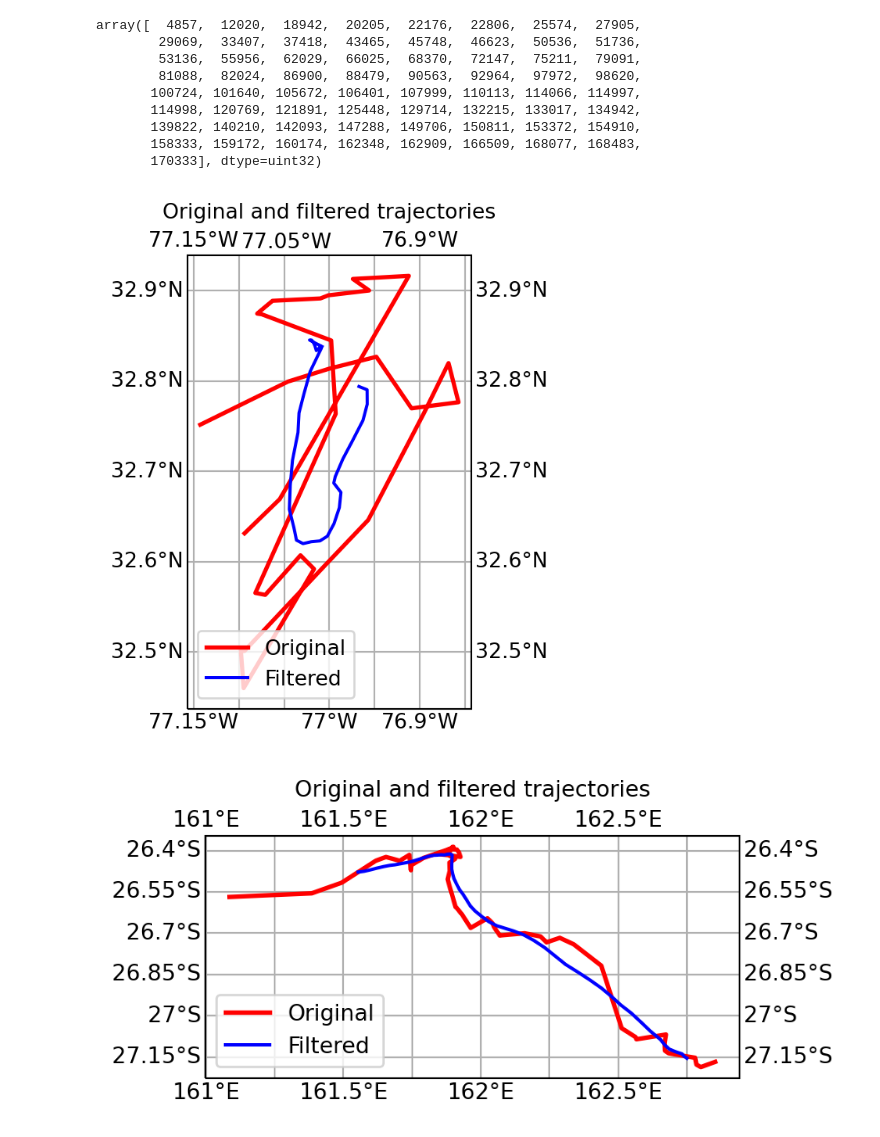
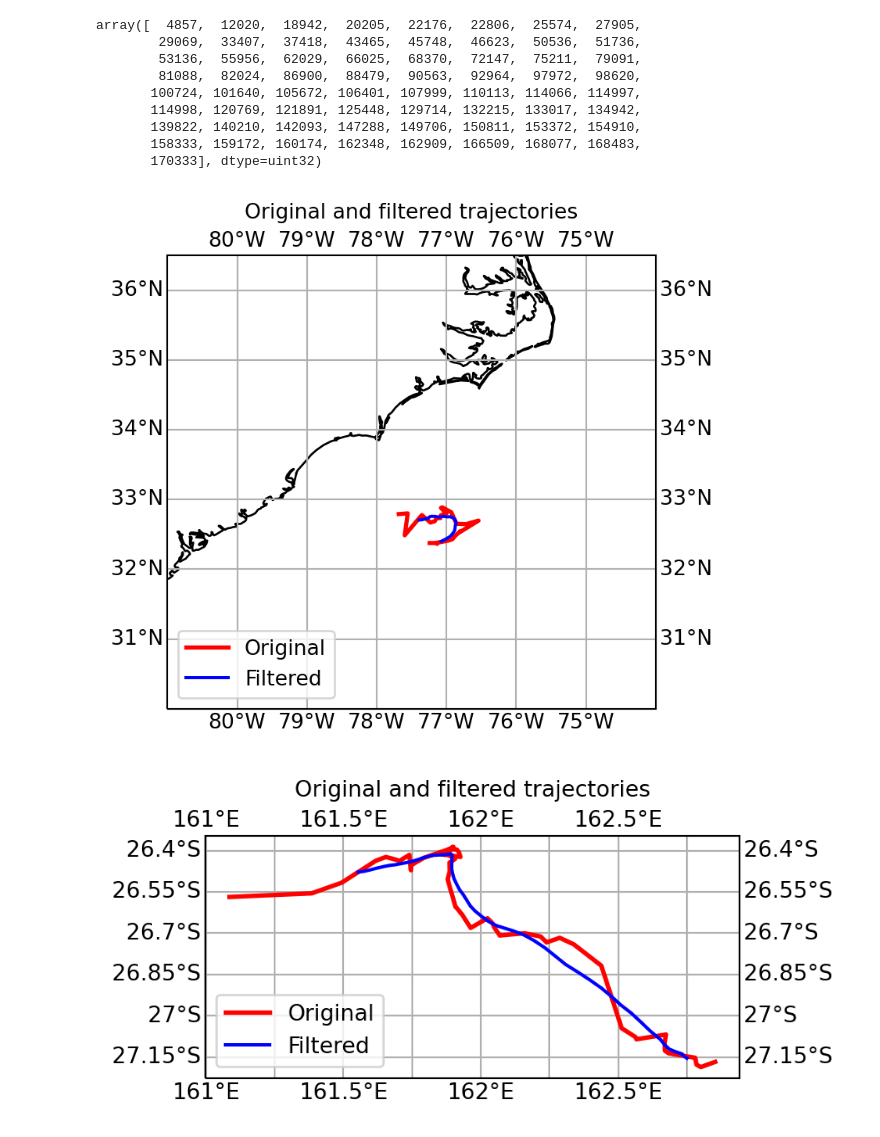
Before and after one commit to patrickcgray/sat_ocean_color, a Jupyter notebook: aviso_eddy_atlas_testing.ipynb, the cells around one changed output. Drawn from its saved outputs; the diff is of its cells as text; code cells hidden in the pictures.

```diff
--- a/aviso_eddy_atlas_testing.ipynb
+++ b/aviso_eddy_atlas_testing.ipynb
@@ -245,35 +258,40 @@ basic algorithm:
 # Follow a given eddy, plot its filtered trajectory and the original one #
 #------------------------------------------------------------------------#
 
 # Select a specific eddy and save
-subset = dataset.sel(obs=dataset.track==168483)
+subset = dataset.sel(obs=dataset.track==154910)
 
 
 # Filter the position with a rolling mean
 windows_kwargs = dict(min_periods=7, obs=14, center=True)
 new_lon = subset.longitude.rolling(** windows_kwargs).mean()
 new_lat = subset.latitude.rolling(** windows_kwargs).mean()
 
 # Create figure
 fig = plt.figure(figsize=(10,4),dpi=96*2)
 # Create subplot
 ax = fig.add_subplot(111, projection=proj)
 # Plot the two tracks
 ax.plot(subset.longitude, subset.latitude, color='r', linewidth=2, label='Original', transform=proj)
 ax.plot(new_lon, new_lat, color='b', label='Filtered', transform=proj)
 # Add title
 ax.set_title("Original and filtered trajectories", fontsize=10)
 # Active meridian/parallel
 ax.gridlines(draw_labels=True)
 # Active coastline
 ax.coastlines()
 # Legend
 ax.legend(loc=3)
 
+ax.set_ylim(30, 36.5)
+ax.set_xlim(-81, -74)
+
+#lon_min, lon_max, lat_min, lat_max = -81+360, -77+360, 31.5, 34.5
+
 # Display figure
 plt.show()
 # %% [output]
-[figure, old version]
+[figure, new version]
 # %%
 #!/usr/bin/env python# -*- coding: utf-8 -*-
 
```
Also changed, not shown: parts of 3 cells of this notebook, 3 other files.
